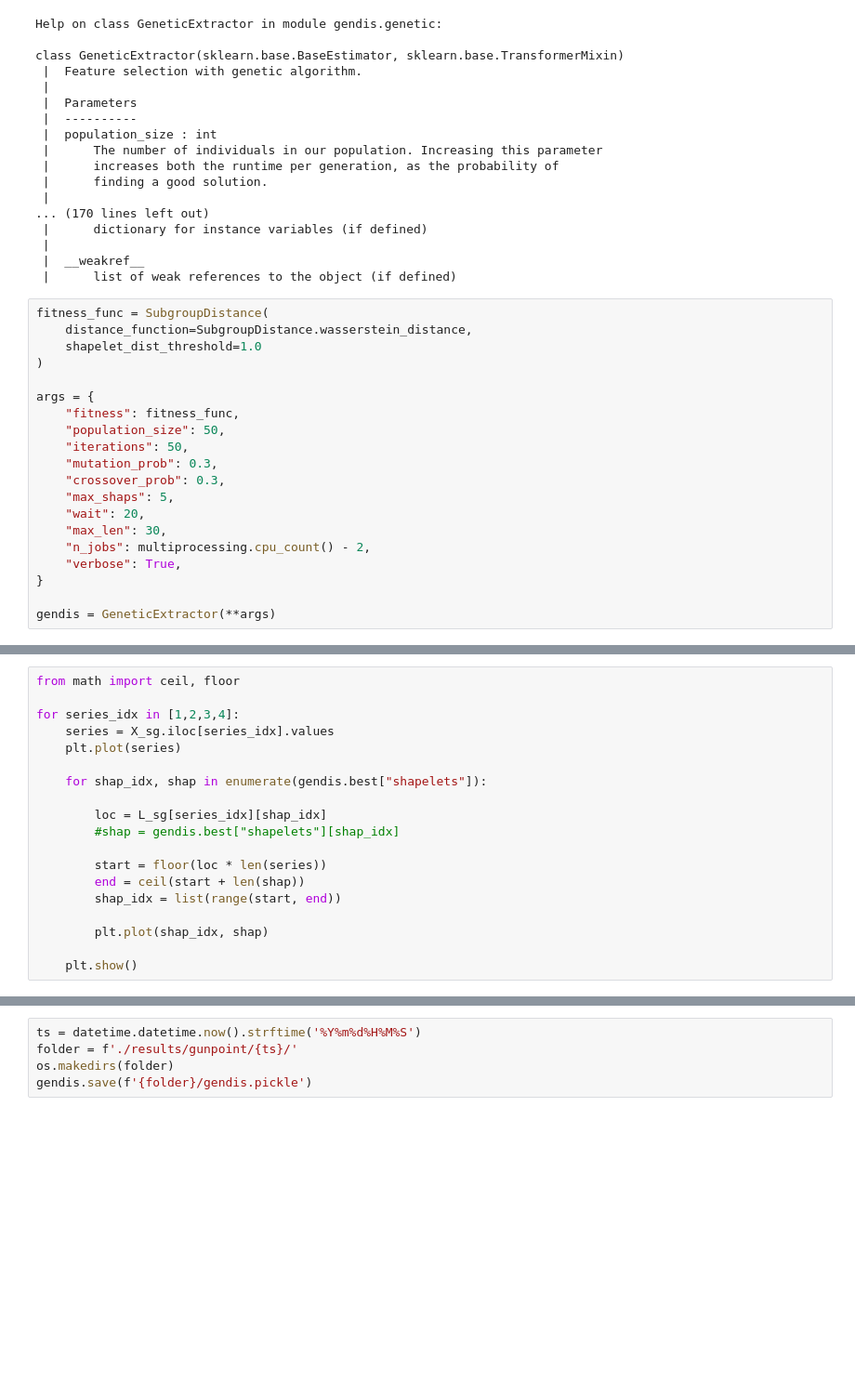
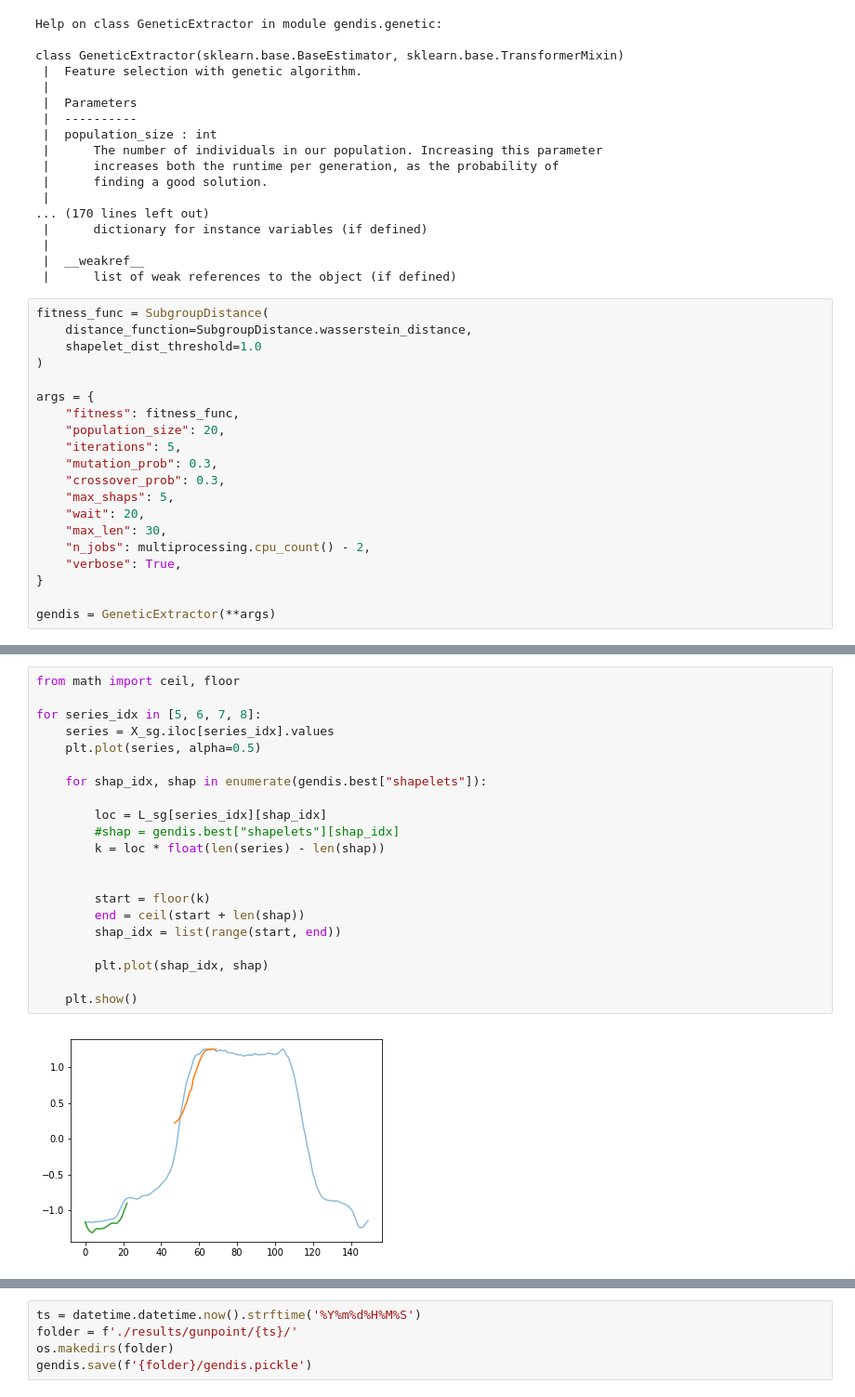
Before and after one commit to samirsaliba/shapelet-slice-discovery, a Jupyter notebook: gendis/experiments/searching_err_shaps_gunpoing.ipynb, the cells around one changed output, grey strips where cells are left out. Shown at 93% size. Cells and saved outputs as stored; diff of their text form; blank space fills up the shorter version.

```diff
--- a/gendis/experiments/searching_err_shaps_gunpoing.ipynb
+++ b/gendis/experiments/searching_err_shaps_gunpoing.ipynb
@@ -70,8 +70,8 @@ fitness_func = SubgroupDistance(
 
 args = {
     "fitness": fitness_func,
-    "population_size": 50,
-    "iterations": 50,
+    "population_size": 20,
+    "iterations": 5,
     "mutation_prob": 0.3,
     "crossover_prob": 0.3,
     "max_shaps": 5,
@@ -210,19 +116,0 @@ plt.plot(X_sg.iloc[0].values)
-# %%
-from math import ceil, floor
-
-for series_idx in [1,2,3,4]:
-    series = X_sg.iloc[series_idx].values
-    plt.plot(series)
-
-    for shap_idx, shap in enumerate(gendis.best["shapelets"]):
-
-        loc = L_sg[series_idx][shap_idx]
-        #shap = gendis.best["shapelets"][shap_idx]
-
-        start = floor(loc * len(series))
-        end = ceil(start + len(shap))
-        shap_idx = list(range(start, end))
-
-        plt.plot(shap_idx, shap)
-
-    plt.show()
@@ -233,0 +197,23 @@ for series_idx in [1,2,3,4]:
+# %%
+from math import ceil, floor
+
+for series_idx in [5, 6, 7, 8]:
+    series = X_sg.iloc[series_idx].values
+    plt.plot(series, alpha=0.5)
+
+    for shap_idx, shap in enumerate(gendis.best["shapelets"]):
+
+        loc = L_sg[series_idx][shap_idx]
+        #shap = gendis.best["shapelets"][shap_idx]
+        k = loc * float(len(series) - len(shap))
+
+
+        start = floor(k)
+        end = ceil(start + len(shap))
+        shap_idx = list(range(start, end))
+
+        plt.plot(shap_idx, shap)
+
+    plt.show()
+# %% [output]
+[figure, added]
```
Also changed, not shown: parts of 27 cells of this notebook, 1 other file.
